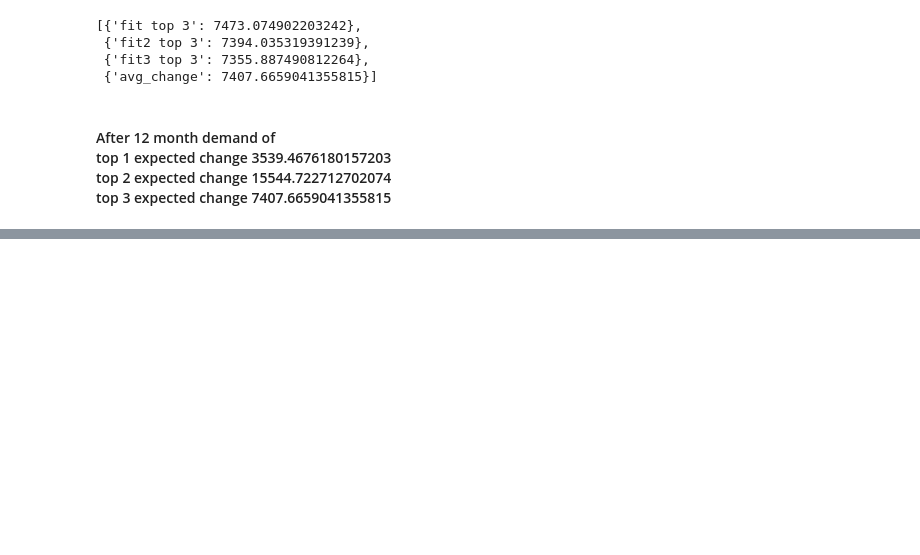
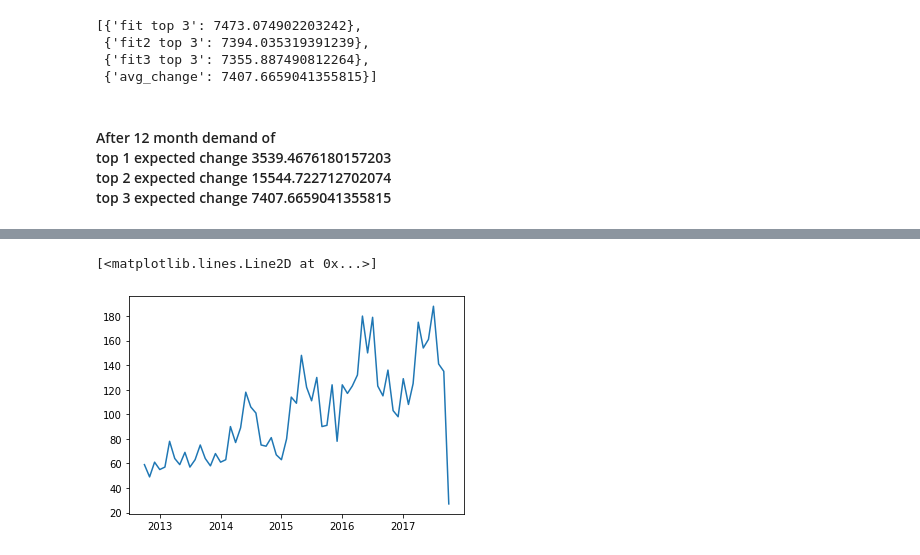
Before and after one commit to akib1162100/data_science_challenge, a Jupyter notebook: DS_challenge.ipynb, the cells around one changed output, grey strips where cells are left out. Cells and saved outputs as stored; diff of their text form; code cells hidden in the pictures; blank space fills up the shorter version.

```diff
--- a/DS_challenge.ipynb
+++ b/DS_challenge.ipynb
@@ -390,0 +462,5 @@ errs3
+# %%
+plt.plot(analysis3)
+# %% [output]
+[<matplotlib.lines.Line2D at 0x...>]
+[figure, added]
```
Also changed, not shown: parts of 88 cells of this notebook.
